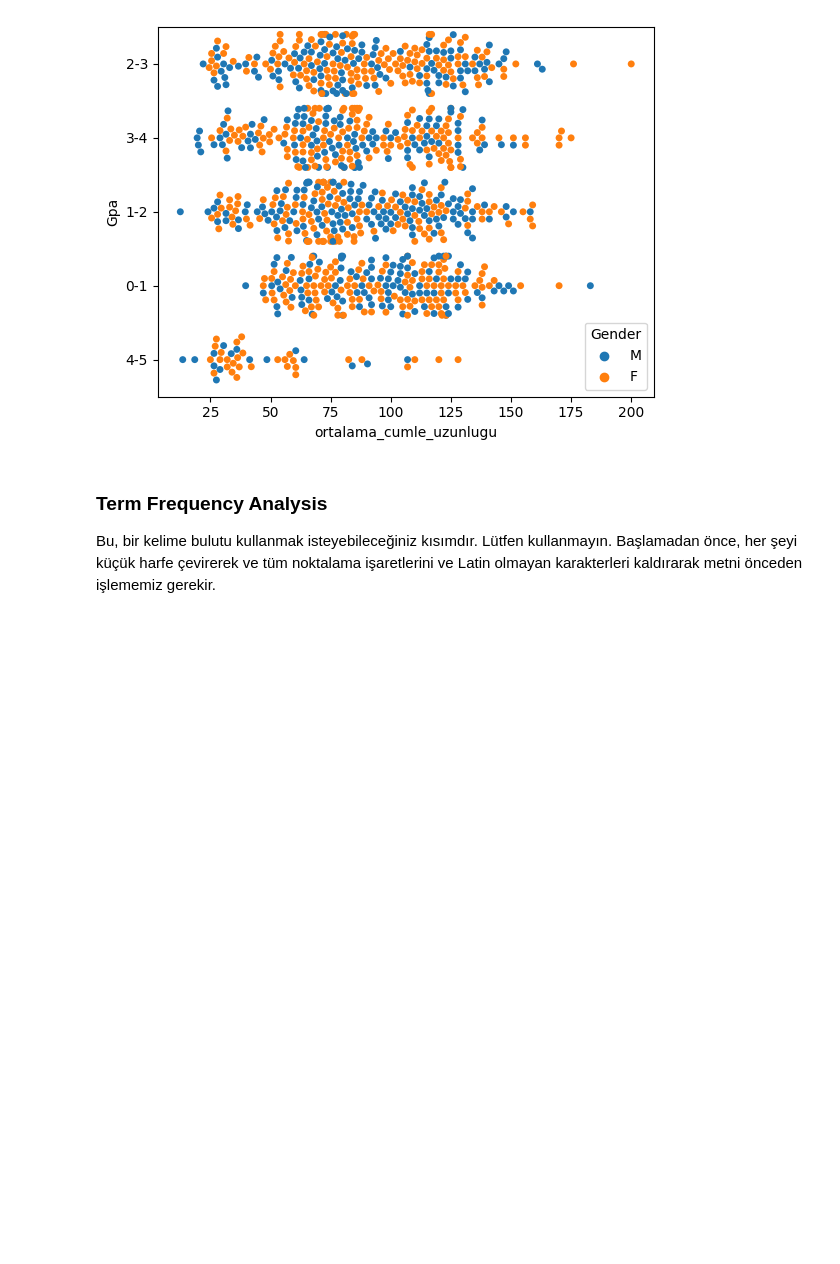
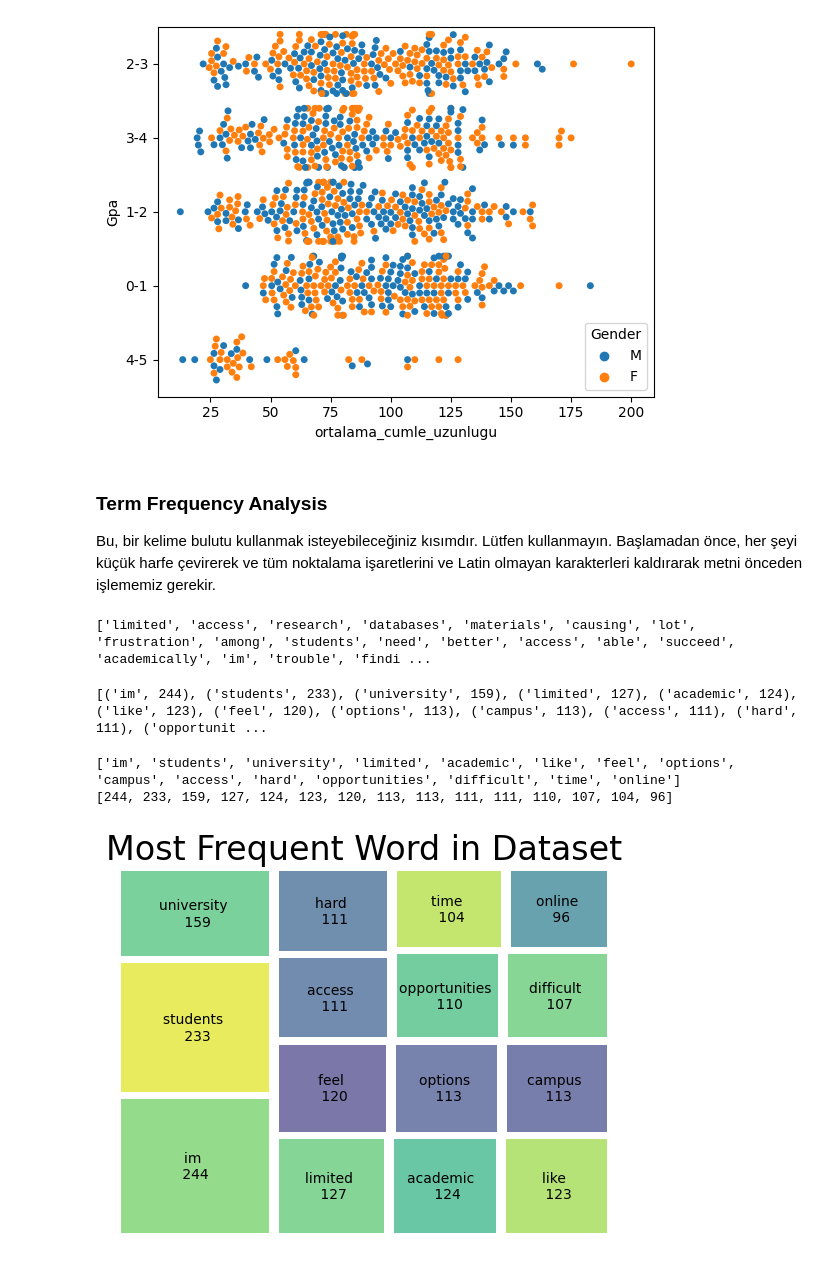
Before and after one commit to Yusuf-Cizlasmak/Exploratory-Data-Analysis, a Jupyter notebook: EDA_for_NLP/NLP_EDA.ipynb, the cells around one changed output. Saved outputs shown, nothing was run; the diff lists cells and outputs as text; code cells hidden in the pictures; blank space fills up the shorter version.

Commit message:
third dataset is completed with author

```diff
--- a/EDA_for_NLP/NLP_EDA.ipynb
+++ b/EDA_for_NLP/NLP_EDA.ipynb
@@ -205,3 +203,48 @@ def clean_text(x):
     return x
 
 data['clean_report']=data["Reports"].apply(clean_text)
+# %%
+#Stopword kullanımı
+
+stop=set(stopwords.words('english'))
+
+corpus=[word for i in data['clean_report'].str.split().values.tolist() for word in i if (word not in stop)]
+
+print(corpus)
+# %% [output]
+['limited', 'access', 'research', 'databases', 'materials', 'causing', 'lot', 'frustration', 'among', 'students', 'need', 'better', 'access', 'able', 'succeed', 'academically', 'im', 'trouble', 'findi ...
+# %%
+# Şuanda en çok kullanılan sözcükler ile iki seçeneğimiz var.
+#FreqDist class ya da Counter class kullanmanız gerecektir.
+
+from nltk.probability import FreqDist
+
+#En çok kullanılan 10 kelime
+most_common=FreqDist(corpus).most_common(15)
+print(most_common)
+# %% [output]
+[('im', 244), ('students', 233), ('university', 159), ('limited', 127), ('academic', 124), ('like', 123), ('feel', 120), ('options', 113), ('campus', 113), ('access', 111), ('hard', 111), ('opportunit ...
+# %%
+words= []
+frequency = []
+for i,k in most_common:
+    words.append(i)
+    frequency.append(k)
+
+print(words)
+print(frequency)
+# %% [output]
+['im', 'students', 'university', 'limited', 'academic', 'like', 'feel', 'options', 'campus', 'access', 'hard', 'opportunities', 'difficult', 'time', 'online']
+[244, 233, 159, 127, 124, 123, 120, 113, 113, 111, 111, 110, 107, 104, 96]
+# %%
+#bir dataFrame oluşturup görselleştirelim.
+data=pd.DataFrame(data={'words':words,'frequency':frequency})
+
+#Treemap
+label='im \n 244 ', 'students \n 233', 'university \n 159', 'limited \n 127', 'academic  \n 124', 'like \n 123', 'feel \n 120', 'options \n 113', 'campus \n 113', 'access \n 111', 'hard \n 111', 'opportunities \n 110', 'difficult \n 107', 'time \n 104', 'online \n 96'
+axis=squarify.plot(sizes=frequency,label=label,alpha=.7,pad=2)
+plt.axis('off')
+axis.set_title("Most Frequent Word in Dataset", fontsize=24)
+plt.show()
+# %% [output]
+[figure, added]
```
Also changed, not shown: parts of 3 cells of this notebook, 1 other file.
